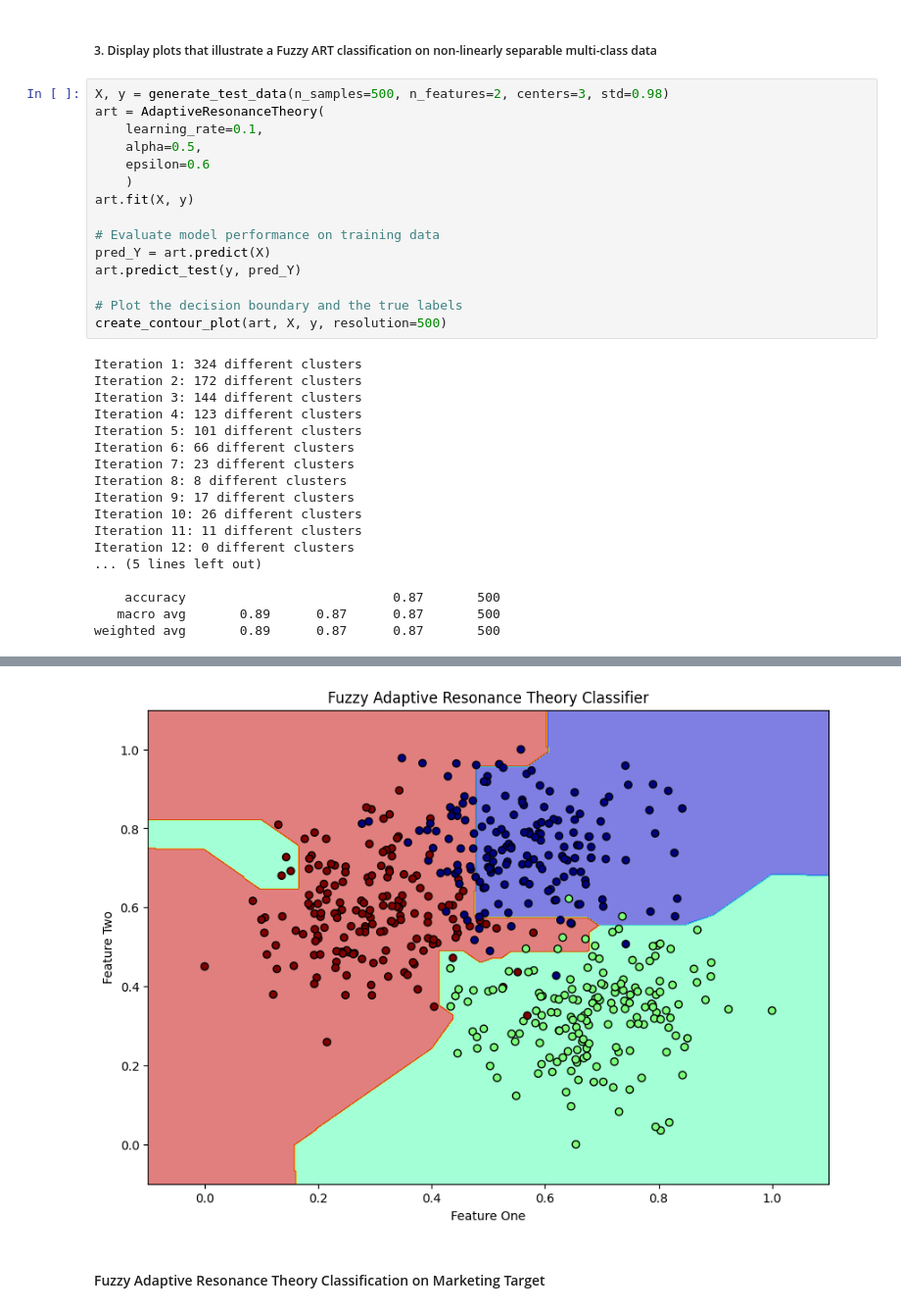
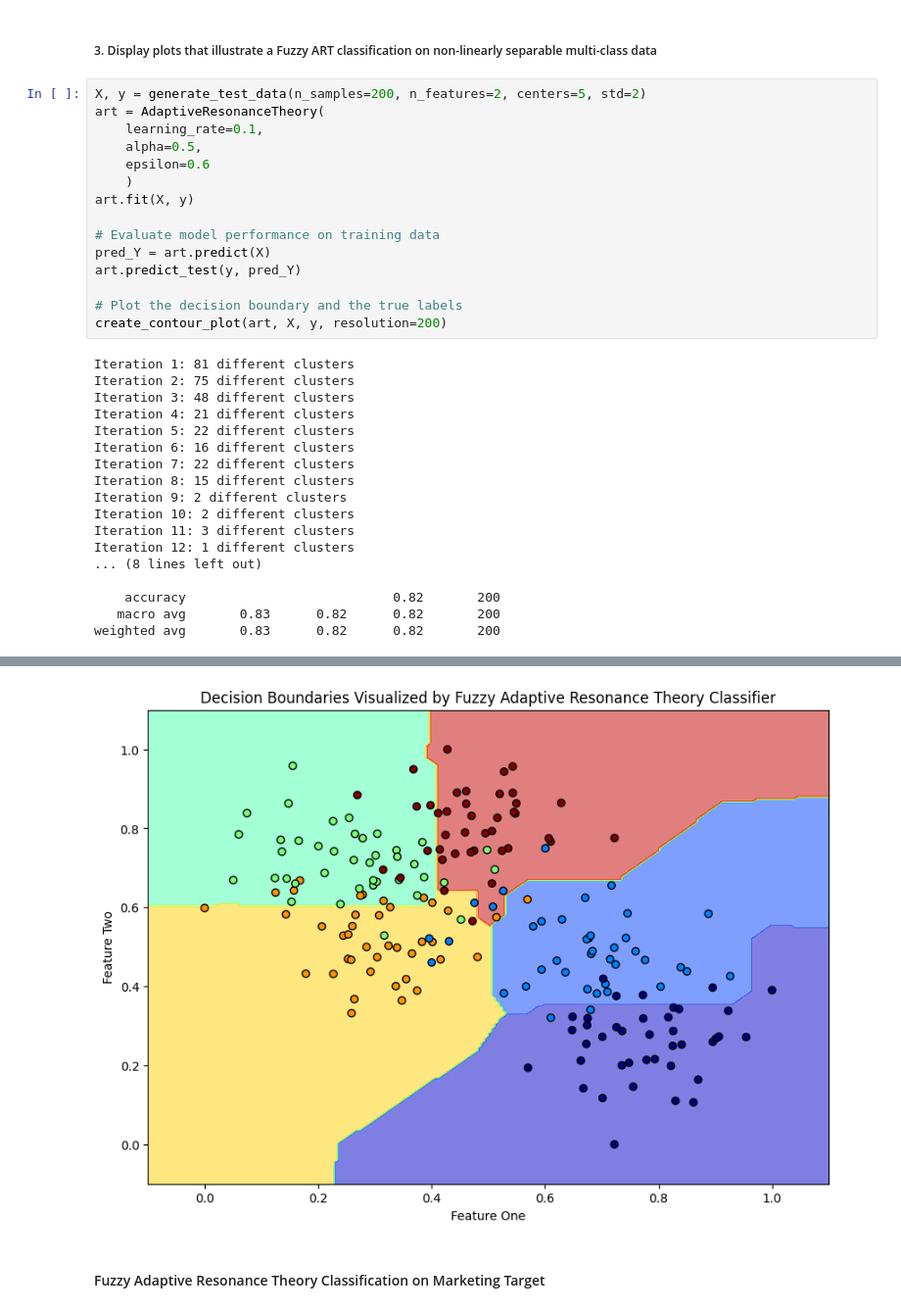
Before and after one commit to XingshengXu/Machine-Learning-Projects, a Jupyter notebook: Adaptive Resonance Theory/ART_demo.ipynb, the cells around one changed output, grey strips where cells are left out. Shown: that part at 98% size. Saved outputs shown, nothing was run; the diff lists cells and outputs as text.

```diff
--- a/Adaptive Resonance Theory/ART_demo.ipynb
+++ b/Adaptive Resonance Theory/ART_demo.ipynb
@@ -51,7 +55,7 @@ weighted avg       1.00      1.00      1.00       500
 # %% [markdown]
 ##### 3. Display plots that illustrate a Fuzzy ART classification on non-linearly separable multi-class data
 # %%
-X, y = generate_test_data(n_samples=500, n_features=2, centers=3, std=0.98)
+X, y = generate_test_data(n_samples=200, n_features=2, centers=5, std=2)
 art = AdaptiveResonanceTheory(
     learning_rate=0.1,
     alpha=0.5,
@@ -64,22 +68,22 @@ pred_Y = art.predict(X)
 art.predict_test(y, pred_Y)
 
 # Plot the decision boundary and the true labels
-create_contour_plot(art, X, y, resolution=500)
+create_contour_plot(art, X, y, resolution=200)
 # %% [output]
-Iteration 1: 324 different clusters
-Iteration 2: 172 different clusters
-Iteration 3: 144 different clusters
-Iteration 4: 123 different clusters
-Iteration 5: 101 different clusters
-Iteration 6: 66 different clusters
-Iteration 7: 23 different clusters
-Iteration 8: 8 different clusters
-Iteration 9: 17 different clusters
-Iteration 10: 26 different clusters
-Iteration 11: 11 different clusters
-Iteration 12: 0 different clusters
-... (5 lines left out)
+Iteration 1: 81 different clusters
+Iteration 2: 75 different clusters
+Iteration 3: 48 different clusters
+Iteration 4: 21 different clusters
+Iteration 5: 22 different clusters
+Iteration 6: 16 different clusters
+Iteration 7: 22 different clusters
+Iteration 8: 15 different clusters
+Iteration 9: 2 different clusters
+Iteration 10: 2 different clusters
+Iteration 11: 3 different clusters
+Iteration 12: 1 different clusters
+... (8 lines left out)
 
-    accuracy                           0.87       500
-   macro avg       0.89      0.87      0.87       500
-weighted avg       0.89      0.87      0.87       500
+    accuracy                           0.82       200
+   macro avg       0.83      0.82      0.82       200
+weighted avg       0.83      0.82      0.82       200
@@ -88,4 +92,4 @@ weighted avg       0.89      0.87      0.87       500
-[figure, old version]
+[figure, new version]
 # %% [markdown]
 #### Fuzzy Adaptive Resonance Theory Classification on Marketing Target
 # %%
```
Also changed, not shown: parts of 5 cells of this notebook, 19 other files.
